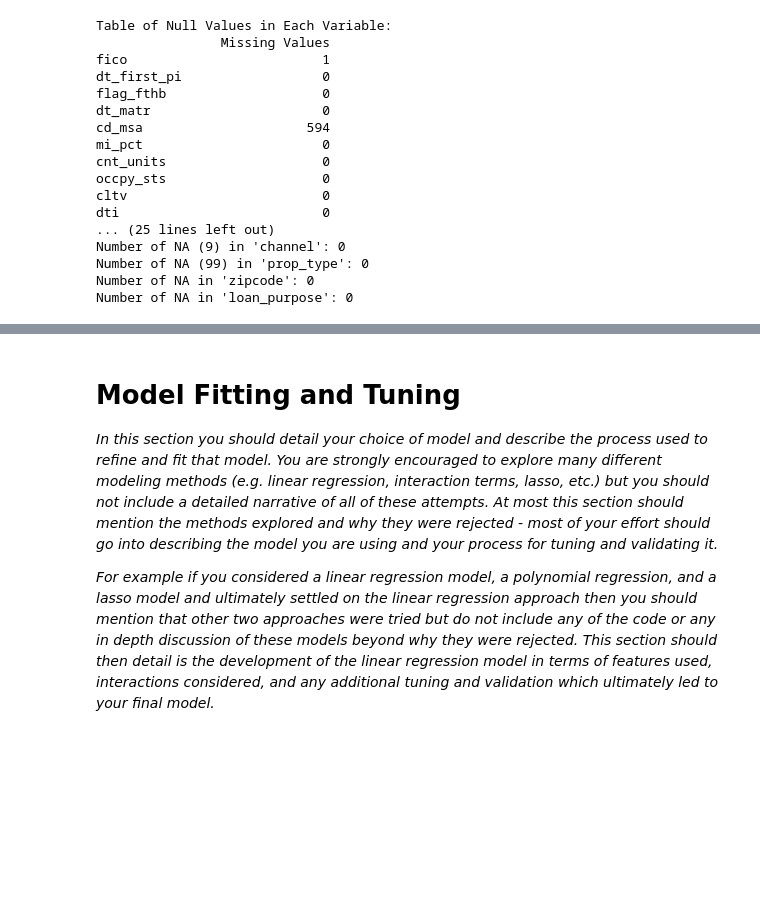
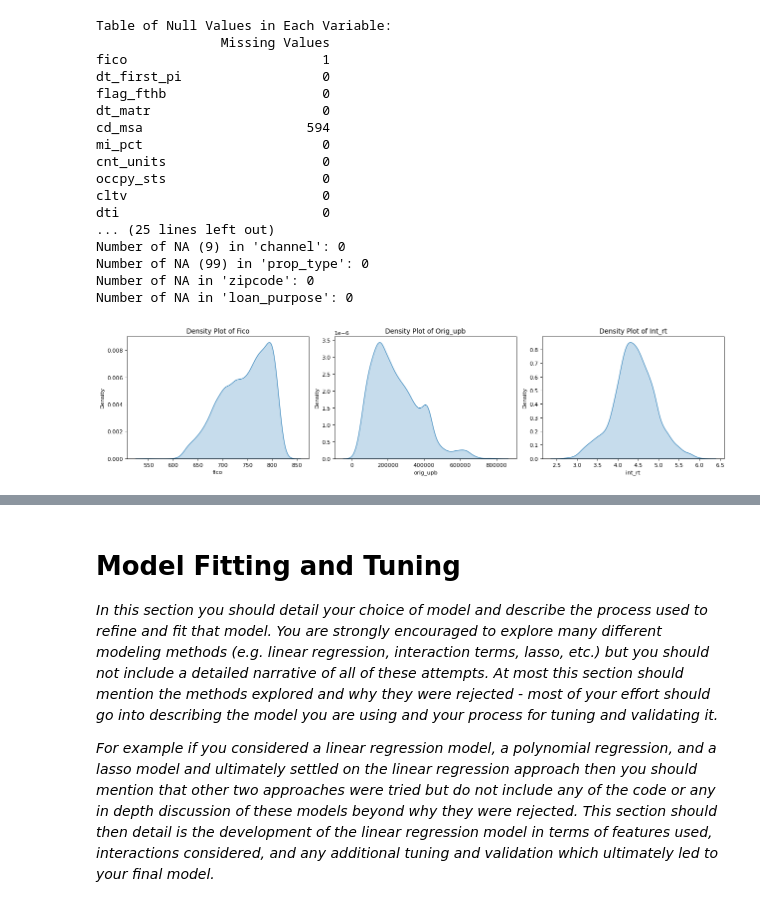
Before and after one commit to abalone88/ml_proj2, a Jupyter notebook: project2_materials/project2.ipynb, the cells around one changed output, grey strips where cells are left out. Cells and saved outputs as stored; diff of their text form; code cells hidden in the pictures; blank space fills up the shorter version.

Commit message:
histogram&density plt, identifying var

```diff
--- a/project2_materials/project2.ipynb
+++ b/project2_materials/project2.ipynb
@@ -150,3 +125,15 @@ X = d.drop(columns=['default'])
 y = d['default']  # Response variable
 
 X_train, X_test, y_train, y_test = train_test_split(X, y, test_size=0.1, random_state=42)
+# %%
+fig, axes = plt.subplots(nrows=1, ncols=3, figsize=(16, 4))
+# Numerical variables
+num_var = ['fico', 'orig_upb', 'int_rt']
+for i, variable in enumerate(num_var):
+    sns.kdeplot(data=X_train[variable], ax=axes[i], shade=True)
+    axes[i].set_title(f'Density Plot of {variable.capitalize()}')
+
+plt.tight_layout()
+plt.show()
+# %% [output]
+[figure, added]
```
Also changed, not shown: parts of 5 cells of this notebook.
